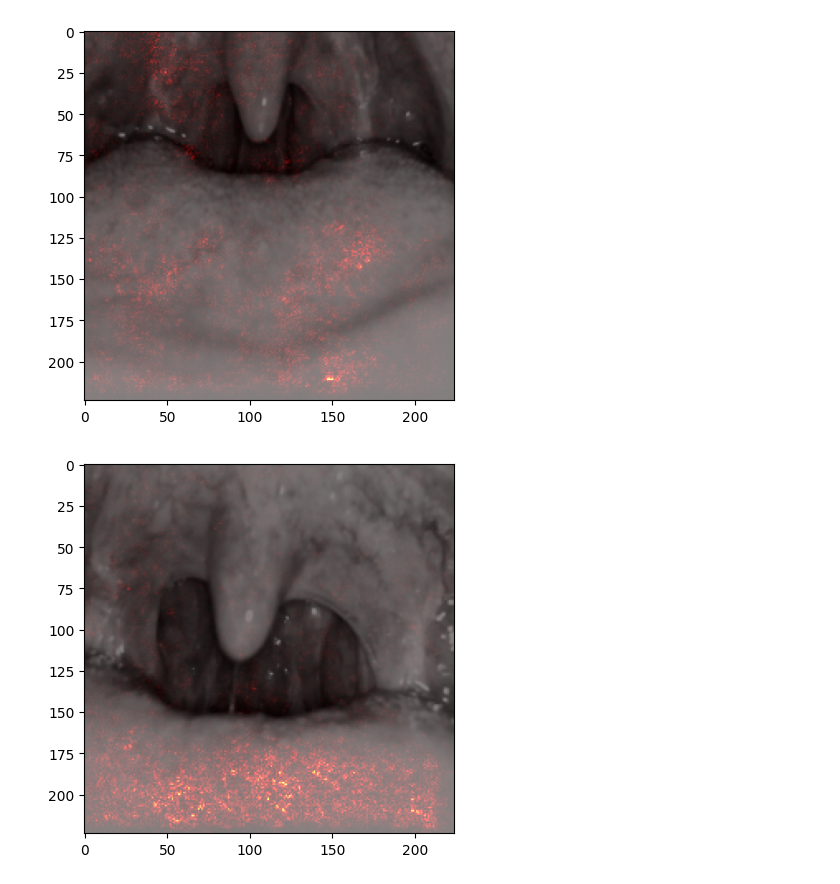
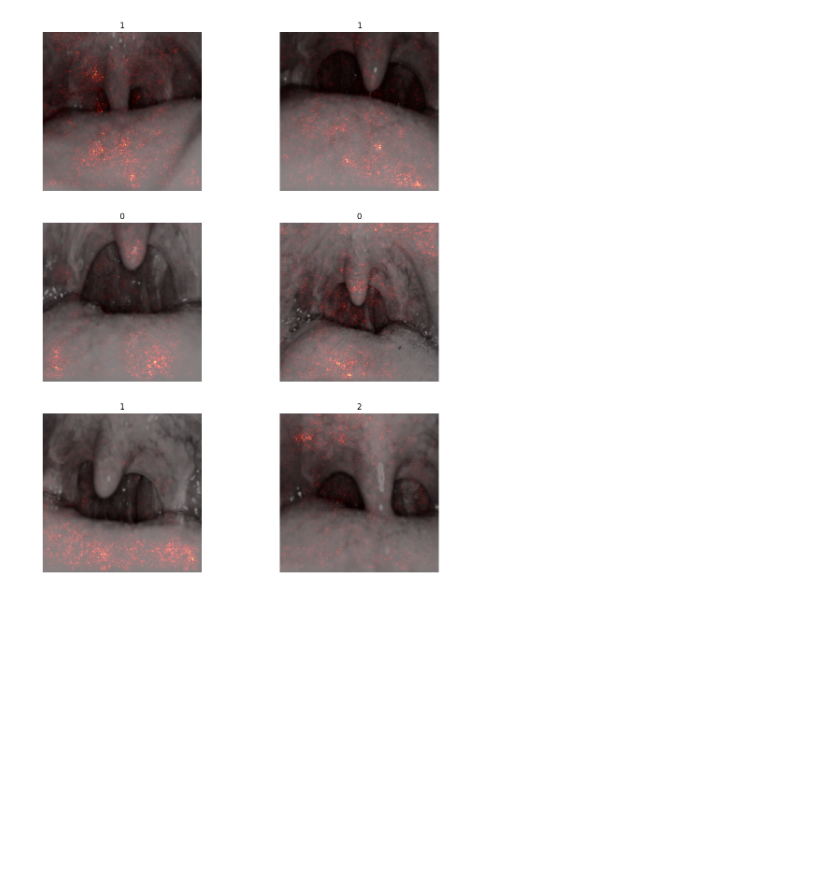
Before and after one commit to TimBerti/glottis-cv, a Jupyter notebook: notebooks/visualization.ipynb, the cells around one changed output. Drawn from its saved outputs; the diff is of its cells as text; code cells hidden in the pictures; blank space fills up the shorter version.

Commit message:
saliency plot

```diff
--- a/notebooks/visualization.ipynb
+++ b/notebooks/visualization.ipynb
@@ -24,23 +24,28 @@ model = torch.load('../models/ResNet50_pretrained-epoch94-batch_size32-lr0.01-lo
 model.eval()
 device = next(model.parameters()).device.type
 # %%
-for _ in range(5):
-    images, _ = next(iter(test_loader))
+num_plots = 6
+num_rows = (num_plots + 1) // 2
+fig, axes = plt.subplots(num_rows, 2, figsize=(12, 5 * num_rows))
+for idx in range(num_plots):
+    images, labels = next(iter(test_loader))
     input_batch = images
     input_batch = input_batch.to(device)
     input_batch.requires_grad_()
 
     output = model(input_batch)
     output_idx = output.argmax()
     output[0, output_idx].backward()
 
-    saliency_map = np.resize(input_batch.grad.data.abs().squeeze().max(0, keepdim=True)[0].cpu().numpy(), (input_batch.shape[2], input_batch.shape[3]))
+    saliency_map = np.resize(input_batch.grad.data.abs().squeeze()[0].cpu().numpy(), (input_batch.shape[2], input_batch.shape[3]))
 
     image = input_batch.squeeze().permute(1, 2, 0).cpu().detach().numpy()
     grey_img = np.dot(image[..., :3], [0.299, 0.587, 0.114])
-    plt.imshow(grey_img, cmap='gray')
-    plt.imshow(saliency_map, cmap='hot', alpha=0.5)
-    plt.show()
+
+    axes[idx // 2, idx % 2].imshow(grey_img, cmap='gray')
+    axes[idx // 2, idx % 2].imshow(saliency_map, cmap='hot', alpha=0.5)
+    axes[idx // 2, idx % 2].axis('off')
+    axes[idx // 2, idx % 2].set_title(labels.numpy()[0])
+plt.show()
 # %% [output]
-[figure, old version]
+[figure, new version]
-[figure, removed]
```
Also changed, not shown: parts of 1 cell of this notebook.
